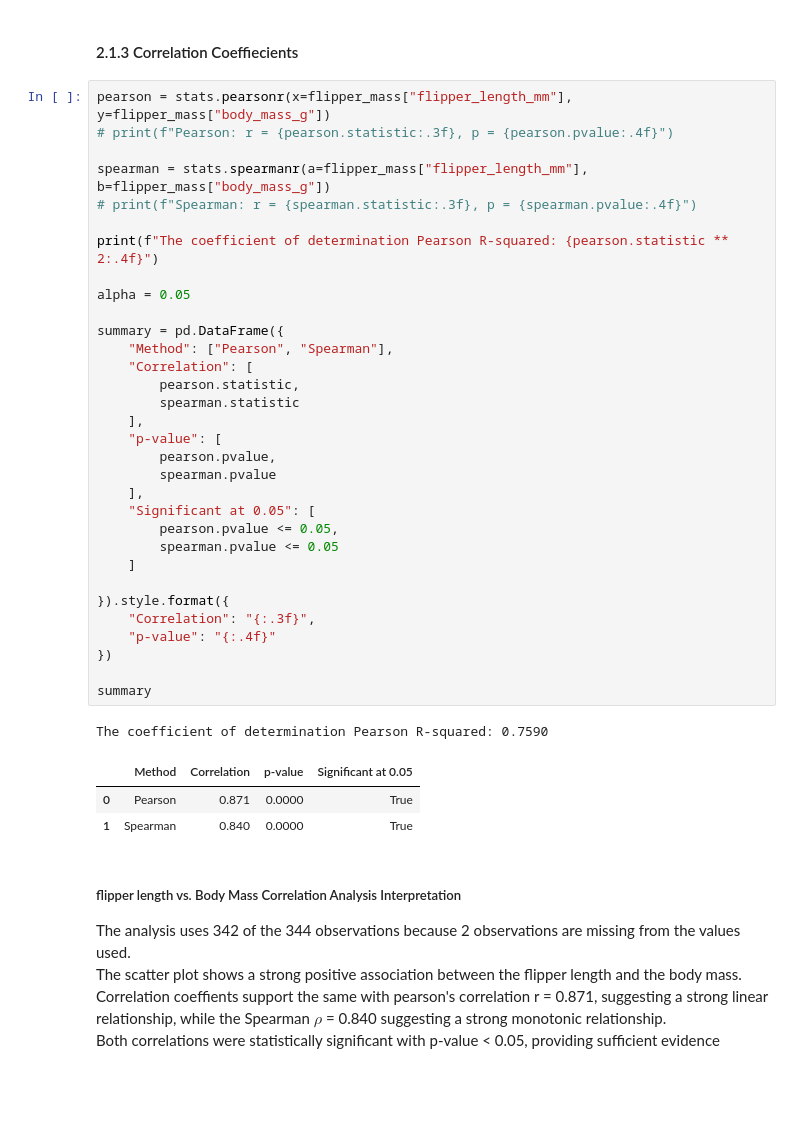
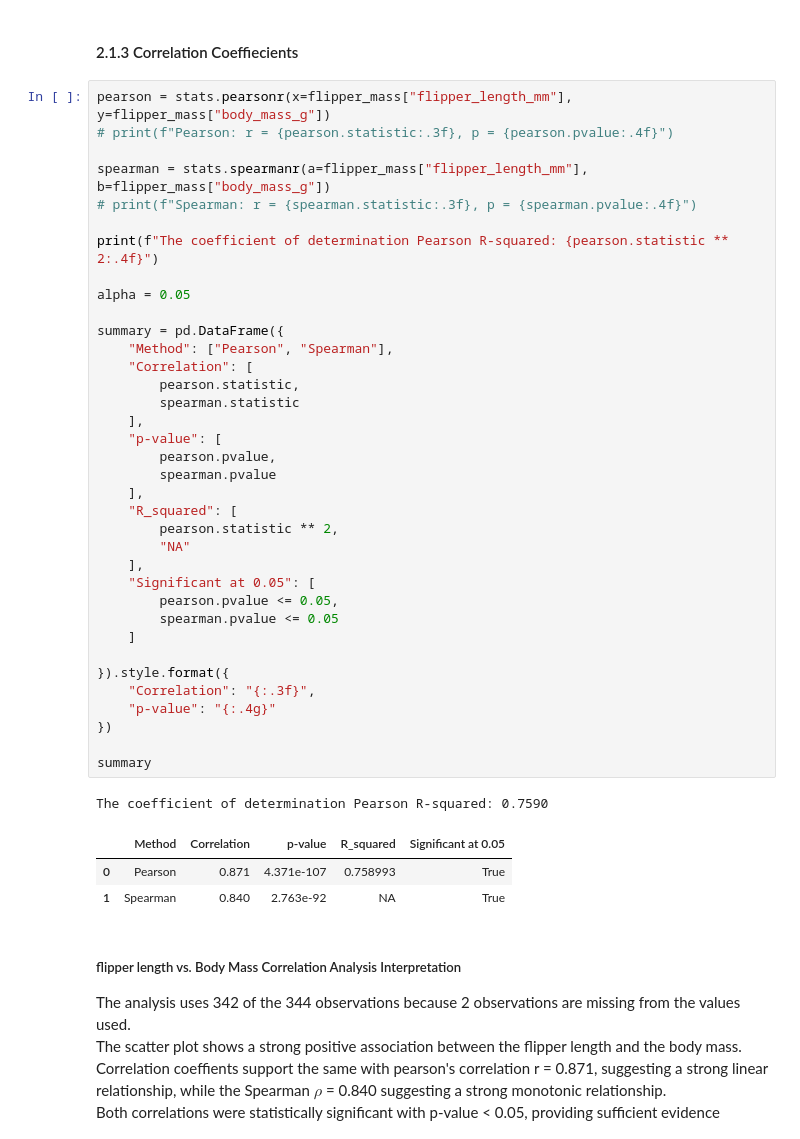
Before and after one commit to m-abdelkawy/data-analysis-msc, a Jupyter notebook: courses/ana500_foundations-of-data-analytics/projects/data_project/python/data_project_part2.ipynb, the cells around one changed output. Drawn from its saved outputs; the diff is of its cells as text; blank space fills up the shorter version.

```diff
--- a/courses/ana500_foundations-of-data-analytics/projects/data_project/python/data_project_part2.ipynb
+++ b/courses/ana500_foundations-of-data-analytics/projects/data_project/python/data_project_part2.ipynb
@@ -392,37 +428,41 @@ pearson = stats.pearsonr(x=flipper_mass["flipper_length_mm"], y=flipper_mass["bo
 
 spearman = stats.spearmanr(a=flipper_mass["flipper_length_mm"], b=flipper_mass["body_mass_g"])
 # print(f"Spearman: r = {spearman.statistic:.3f}, p = {spearman.pvalue:.4f}")
 
 print(f"The coefficient of determination Pearson R-squared: {pearson.statistic ** 2:.4f}")
 
 alpha = 0.05
 
 summary = pd.DataFrame({
     "Method": ["Pearson", "Spearman"],
     "Correlation": [
         pearson.statistic,
         spearman.statistic
     ],
     "p-value": [
         pearson.pvalue,
         spearman.pvalue
     ],
+    "R_squared": [
+        pearson.statistic ** 2,
+        "NA"
+    ],
     "Significant at 0.05": [
         pearson.pvalue <= 0.05,
         spearman.pvalue <= 0.05
     ]
 
 }).style.format({
     "Correlation": "{:.3f}",
-    "p-value": "{:.4f}"
+    "p-value": "{:.4g}"
 })
 
 summary
 # %% [output]
 The coefficient of determination Pearson R-squared: 0.7590
-|  | Method | Correlation | p-value | Significant at 0.05 |
-| 0 | Pearson | 0.871 | 0.0000 | True |
-| 1 | Spearman | 0.840 | 0.0000 | True |
+|  | Method | Correlation | p-value | R_squared | Significant at 0.05 |
+| 0 | Pearson | 0.871 | 4.371e-107 | 0.758993 | True |
+| 1 | Spearman | 0.840 | 2.763e-92 | NA | True |
 # %% [markdown]
 ##### flipper length vs. Body Mass Correlation Analysis Interpretation
 The analysis uses 342 of the 344 observations because 2 observations are missing from the values used.
```
Also changed, not shown: parts of 18 cells of this notebook, 4 other files.
